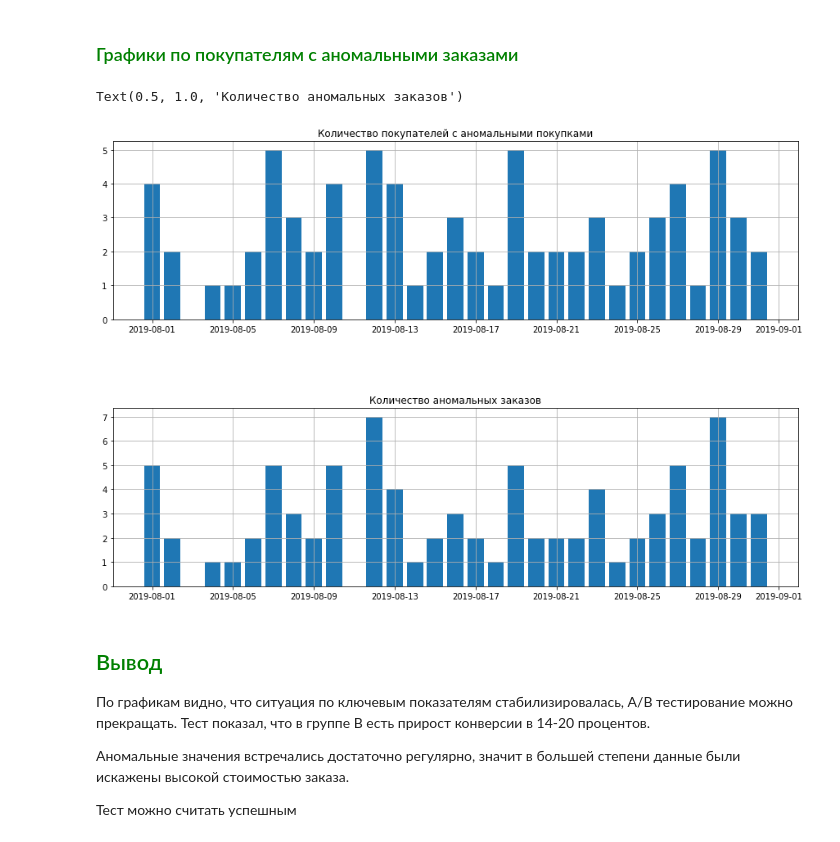
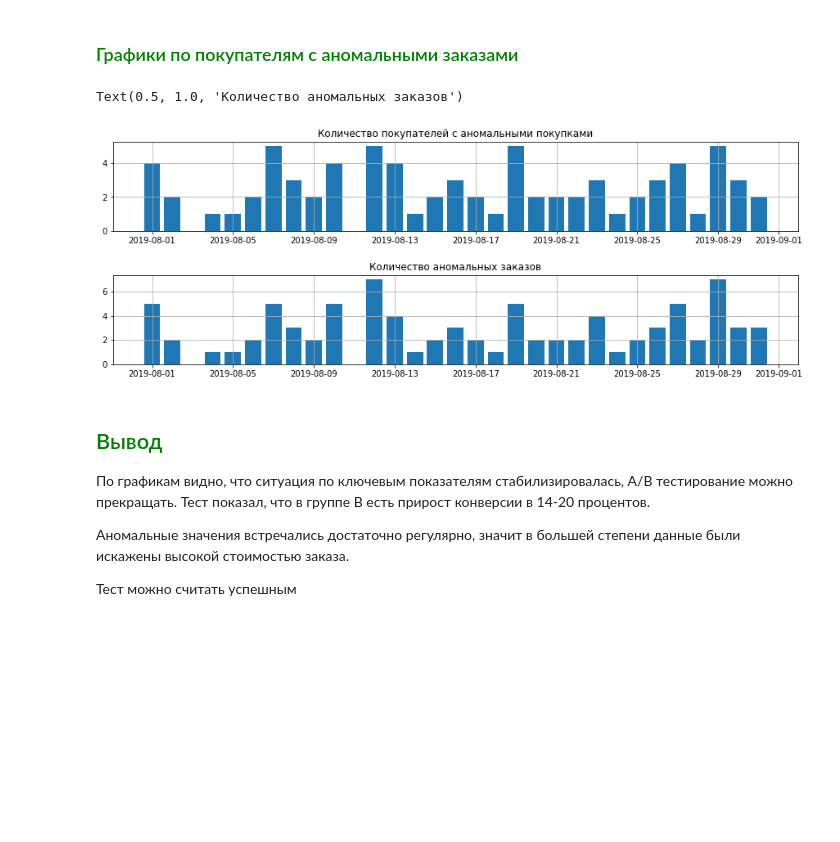
Before and after one commit to sergeipm/AB_test_online_shop, a Jupyter notebook: Крупный_интернет_магазин.ipynb, the cells around one changed output. Saved outputs shown, nothing was run; the diff lists cells and outputs as text; code cells hidden in the pictures; blank space fills up the shorter version.

```diff
--- a/Крупный_интернет_магазин.ipynb
+++ b/Крупный_интернет_магазин.ipynb
@@ -649,24 +552,24 @@ plt.show()
 # %%
 anomaly = orders[orders['visitorId'].isin(usersWithExpensiveOrders)].groupby('date').agg({'transactionId':'count',
                         'visitorId':'nunique'}).reset_index()
 
-fig = plt.figure(figsize=(15,10))
+fig = plt.figure(figsize=(15,5))
 fig.subplots_adjust(hspace=0.5)
 
 
 ax1 = fig.add_subplot(211)
 plt.bar(anomaly['date'],anomaly['visitorId'])
 plt.grid()
 plt.title('Количество покупателей с аномальными покупками')
 
 
 ax1 = fig.add_subplot(212)
 plt.bar(anomaly['date'],anomaly['transactionId'])
 plt.grid()
 plt.title('Количество аномальных заказов')
 # %% [output]
 Text(0.5, 1.0, 'Количество аномальных заказов')
-[figure, old version]
+[figure, new version]
 # %% [markdown]
 <h2 style="color:green">Вывод</h2>
 
```
Also changed, not shown: parts of 13 cells of this notebook.
